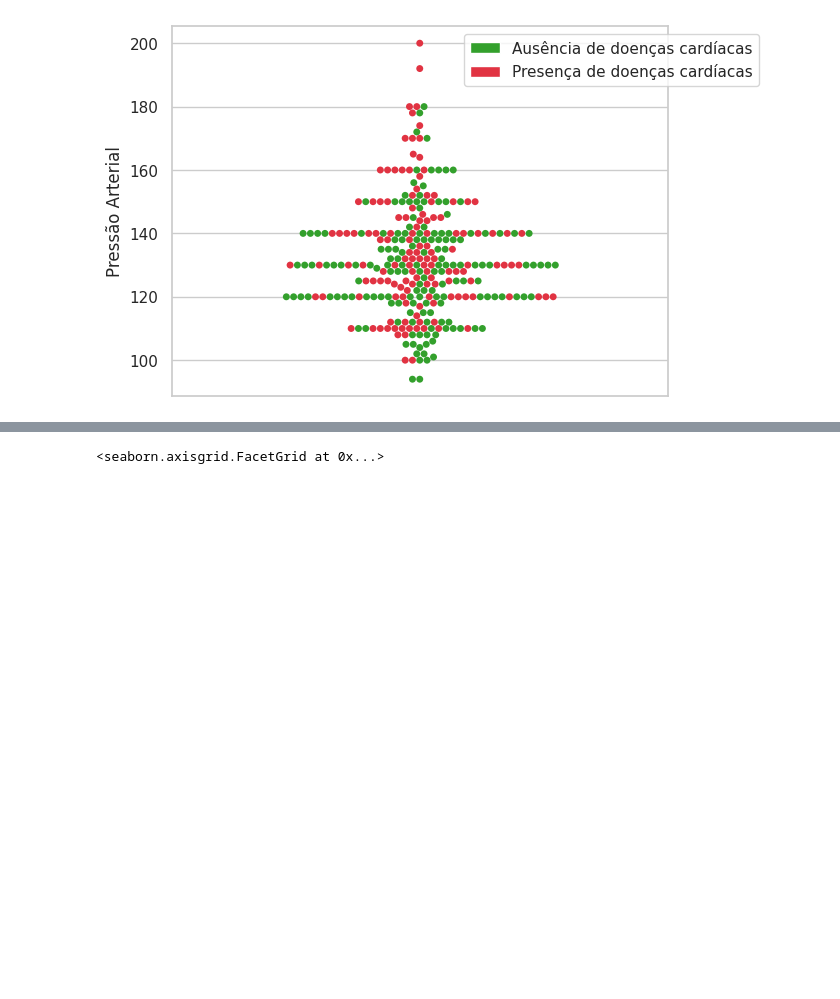
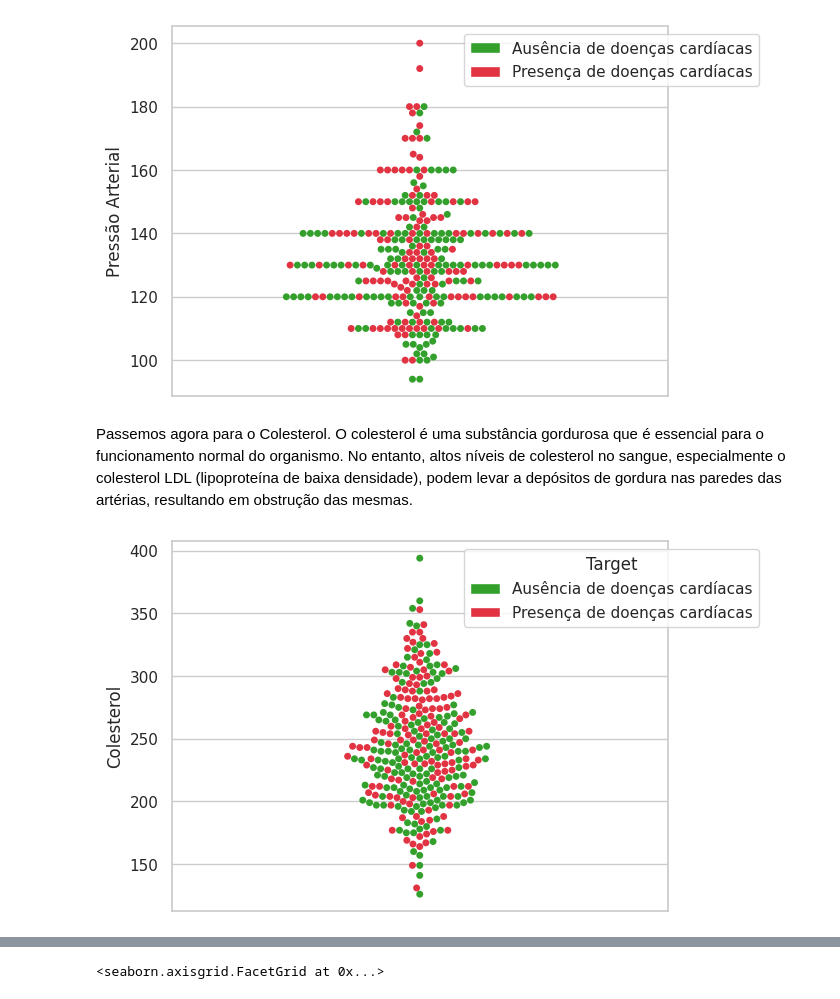
Before and after one commit to JGCMachado/Datasets, a Jupyter notebook: Heart_Disease.ipynb, the cells around one changed output, grey strips where cells are left out. Cells and saved outputs as stored; diff of their text form; code cells hidden in the pictures; blank space fills up the shorter version.

```diff
--- a/Heart_Disease.ipynb
+++ b/Heart_Disease.ipynb
@@ -991,3 +993,28 @@ ax.set(ylabel="Pressão Arterial")
 plt.show()
 # %% [output]
 [figure]
+# %% [markdown]
+Passemos agora para o Colesterol. O colesterol é uma substância gordurosa que é essencial para o funcionamento normal do organismo. No entanto, altos níveis de colesterol no sangue, especialmente o colesterol LDL (lipoproteína de baixa densidade), podem levar a depósitos de gordura nas paredes das artérias, resultando em obstrução das mesmas.
+# %%
+#from matplotlib.patches import Patch
+
+# GRáfico Idade X Target
+ax = sns.swarmplot(data=heart_disease_limpo, y="colesterol", hue="target", palette=paleta_target)
+
+# Obter os elementos de legenda corretos
+handles, labels = ax.get_legend_handles_labels()
+
+# Definir as legendas corretas
+legend_labels = ['Ausência de doenças cardíacas', 'Presença de doenças cardíacas']
+legend_elements = [Patch(facecolor=color, label=label) for color, label in zip(paleta_target, legend_labels)]
+
+# Criar a legenda com as cores corretas
+ax.legend(handles=legend_elements, labels=legend_labels, title="Target", loc='upper right', bbox_to_anchor=(1.20, 1))
+
+# Definir o rótulo do eixo y
+ax.set(ylabel="Colesterol")
+
+# Exibir o gráfico
+plt.show()
+# %% [output]
+[figure, added]
```
Also changed, not shown: parts of 13 cells of this notebook.
